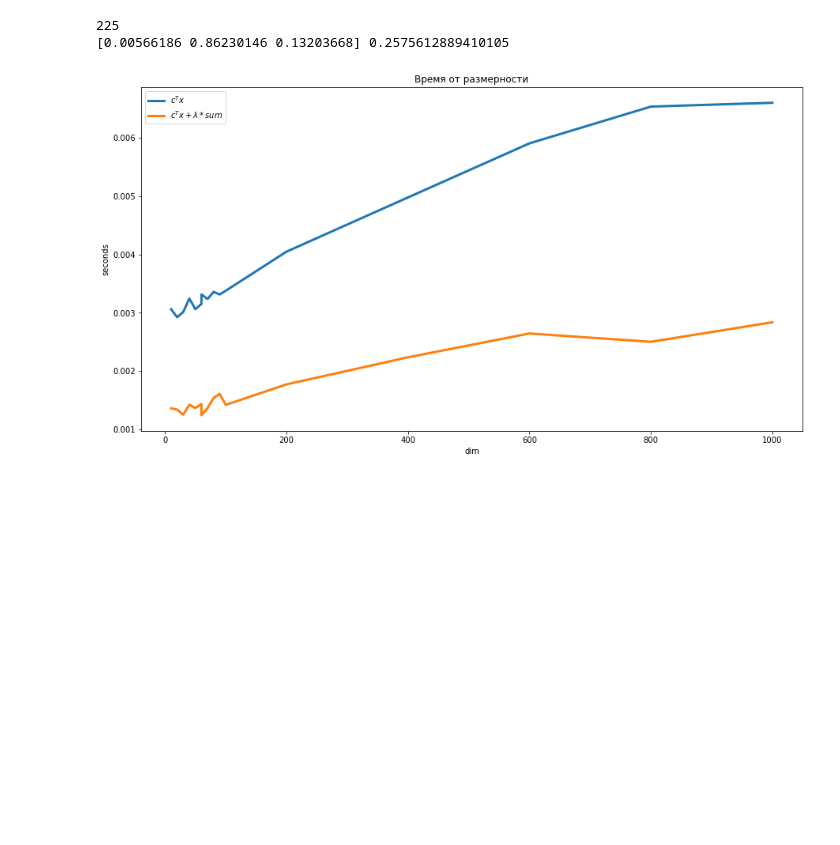
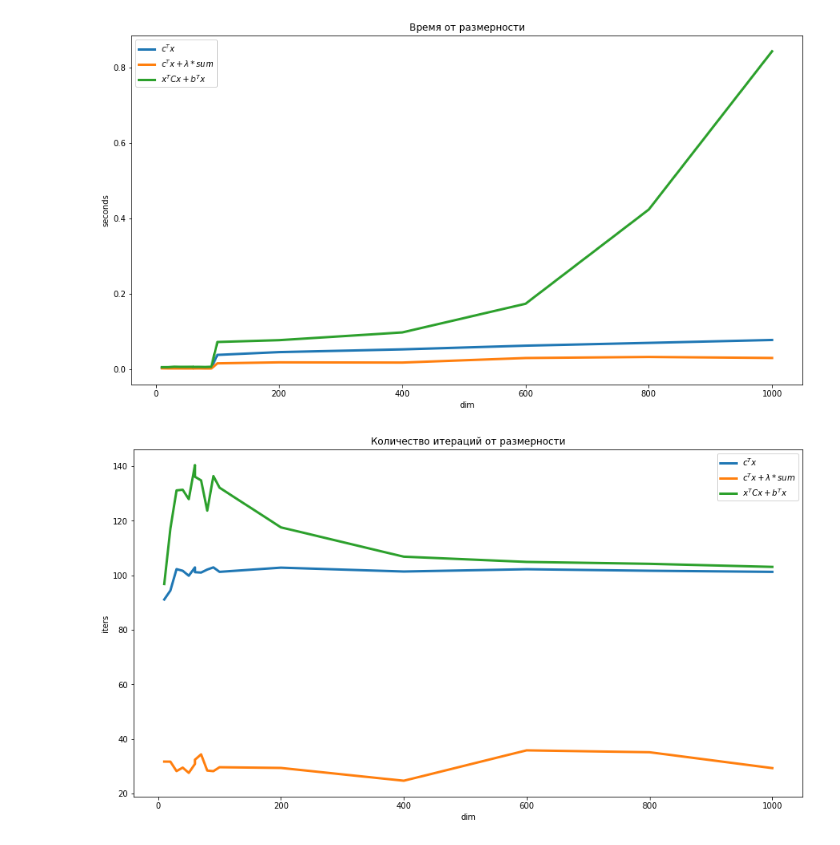
Before and after one commit to skylark-17/Optimization-methods, a Jupyter notebook: Mirror descent/mirror descent.ipynb, the cells around one changed output. Drawn from its saved outputs; the diff is of its cells as text; code cells hidden in the pictures; blank space fills up the shorter version.

```diff
--- a/Mirror descent/mirror descent.ipynb
+++ b/Mirror descent/mirror descent.ipynb
@@ -53,6 +79,8 @@ def mirror_descent(n, f, g, h, eps=1e-3, max_steps=10000) -> Result:
 # %%
 def get_c(n):
     return np.random.random_sample(n)
+def get_A(n):
+    return np.random.random_sample((n, n))
 # %%
 def get_f_g_1(n):
     c = get_c(n)
@@ -63,21 +91,21 @@ n = 3
 f_1, g_1 = get_f_g_1(n)
 x = np.ones(n)
 res = mirror_descent(n, f_1, g_1, 0.1)
-print(res.points.size)
-print(res.x, res.fx)
-# %% [output]
-225
-[0.00566186 0.86230146 0.13203668] 0.2575612889410105
 # %%
 def get_f_g_2(n):
     c = get_c(n)
     lambda_ = np.random.random()
     return lambda x: np.transpose(c) @ x + lambda_ * np.sum(x * np.log(x)), lambda x: c + lambda_ * (1 + np.log(x))
+# %%
+def get_f_g_3(n):
+    b = get_c(n)
+    C = get_A(n)
+    return lambda x: 0.5 * np.transpose(x) @ C @ x + np.transpose(b) @ x, lambda x: C @ x + b
 # %%
 # time from dim
 
 dims = [10, 20, 30, 40, 50, 60, 60, 70, 80, 90, 100, 200, 400, 600, 800, 1000]
-iters = 100
+iters = 50
 
 times_1 = np.zeros(len(dims))
 times_2 = np.zeros(len(dims))
@@ -85,6 +113,7 @@ times_3 = np.zeros(len(dims))
 
 iterations_1 = np.zeros(len(dims))
 iterations_2 = np.zeros(len(dims))
+iterations_3 = np.zeros(len(dims))
 
 
 for i in range(len(dims)):
@@ -95,38 +124,60 @@ for i in range(len(dims)):
 
     mean_iterations_1 = 0
     mean_iterations_2 = 0
+    mean_iterations_3 = 0
     for j in range(iters):
         f_1, g_1 = get_f_g_1(n)
         f_2, g_2 = get_f_g_2(n)
+        f_3, g_3 = get_f_g_3(n)
 
         res_1 = mirror_descent(n, f_1, g_1, 0.1)
         res_2 = mirror_descent(n, f_2, g_2, 0.1)
+        res_3 = mirror_descent(n, f_3, g_3, 0.1)
 
         mean_time_1 += res_1.time
         mean_time_2 += res_2.time
+        mean_time_3 += res_3.time
 
         mean_iterations_1 += res_1.values.size
-        mean_iterations_2 += res_1.values.size
+        mean_iterations_2 += res_2.values.size
+        mean_iterations_3 += res_3.values.size
 
 
     mean_time_1 /= iters
     mean_time_2 /= iters
+    mean_time_3 /= iters
 
     times_1[i] = mean_time_1
     times_2[i] = mean_time_2
+    times_3[i] = mean_time_3
 
-    iterations_1 /= iters
-    iterations_2 /= iters
+    mean_iterations_1 /= iters
+    mean_iterations_2 /= iters
+    mean_iterations_3 /= iters
+
+    iterations_1[i] = mean_iterations_1
+    iterations_2[i] = mean_iterations_2
+    iterations_3[i] = mean_iterations_3
 
 plt.figure(figsize=(15, 8))
 plt.title("Время от размерности")
-# plt.plot(dims, times_1, label=r"$c^Tx$", linewidth=3)
-# plt.plot(dims, times_2, label=r"$c^Tx + \lambda * sum$", linewidth=3)
-plt.plot(dims, iterations_1, label=r"$c^Tx$", linewidth=3)
-plt.plot(dims, iterations_2, label=r"$c^Tx + \lambda * sum$", linewidth=3)
+plt.plot(dims, times_1, label=r"$c^Tx$", linewidth=3)
+plt.plot(dims, times_2, label=r"$c^Tx + \lambda * sum$", linewidth=3)
+plt.plot(dims, times_3, label=r"$x^TCx + b^Tx$", linewidth=3)
 plt.xlabel('dim')
 plt.ylabel('seconds')
 plt.legend()
 plt.show()
+
+plt.figure(figsize=(15, 8))
+plt.title("Количество итераций от размерности")
+plt.plot(dims, iterations_1, label=r"$c^Tx$", linewidth=3)
+plt.plot(dims, iterations_2, label=r"$c^Tx + \lambda * sum$", linewidth=3)
+plt.plot(dims, iterations_3, label=r"$x^TCx + b^Tx$", linewidth=3)
+plt.xlabel('dim')
+plt.ylabel('iters')
+plt.legend()
+plt.show()
 # %% [output]
-[figure, old version]
+[figure, new version]
+[figure, added]
```
Also changed, not shown: parts of 3 cells of this notebook.
